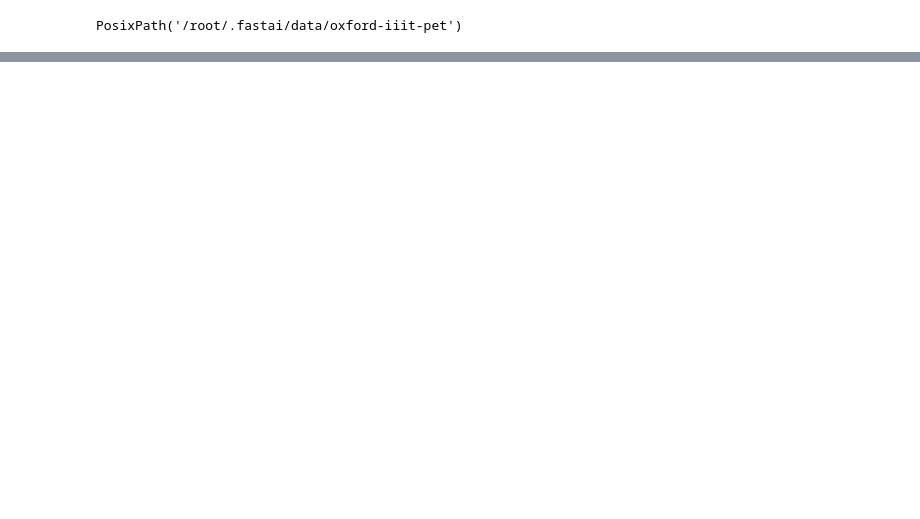
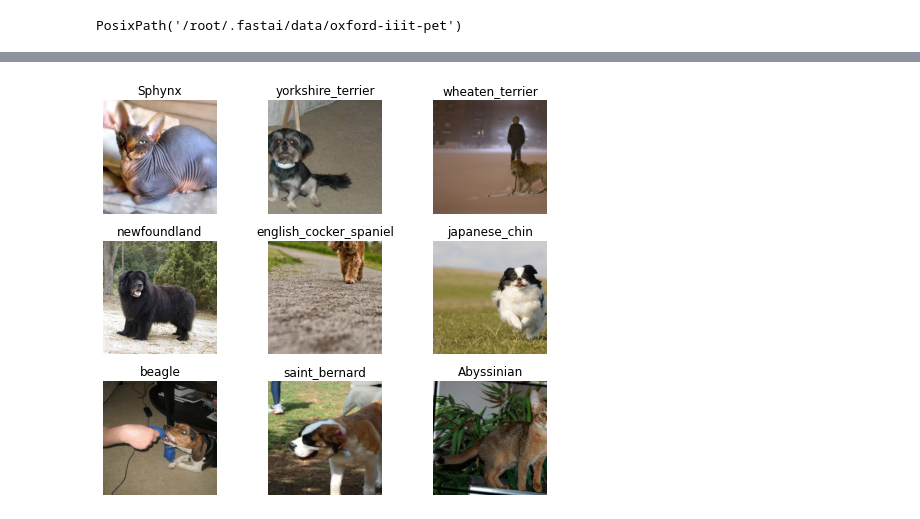
Before and after one commit to Vonewman/Algo, a Jupyter notebook: lesson_1_image_classification_fastai.ipynb, the cells around one changed output, grey strips where cells are left out. Saved outputs shown, nothing was run; the diff lists cells and outputs as text; code cells hidden in the pictures; blank space fills up the shorter version.

Commit message:
Show image of the dataset

```diff
--- a/lesson_1_image_classification_fastai.ipynb
+++ b/lesson_1_image_classification_fastai.ipynb
@@ -18,0 +28,6 @@ PosixPath('/root/.fastai/data/oxford-iiit-pet')
+# %%
+path_anno = path / 'annotations'
+path_img  = path / 'images'
+# %%
+fnames = get_image_files(path_img)
+fnames[:5]
@@ -18,0 +40,8 @@ PosixPath('/root/.fastai/data/oxford-iiit-pet')
+# %%
+import numpy as np
+
+np.random.seed(2)
+pat = r'/([^/]+)_\d+.jpg$'
+# %%
+data = ImageDataBunch.from_name_re(path_img, fnames, pat, ds_tfms=get_transforms(), size=224)
+data.normalize(imagenet_stats)
@@ -18,0 +66,4 @@ PosixPath('/root/.fastai/data/oxford-iiit-pet')
+# %%
+data.show_batch(rows=3, figsize=(7,6))
+# %% [output]
+[figure, added]
```
Also changed, not shown: parts of 4 cells of this notebook.
